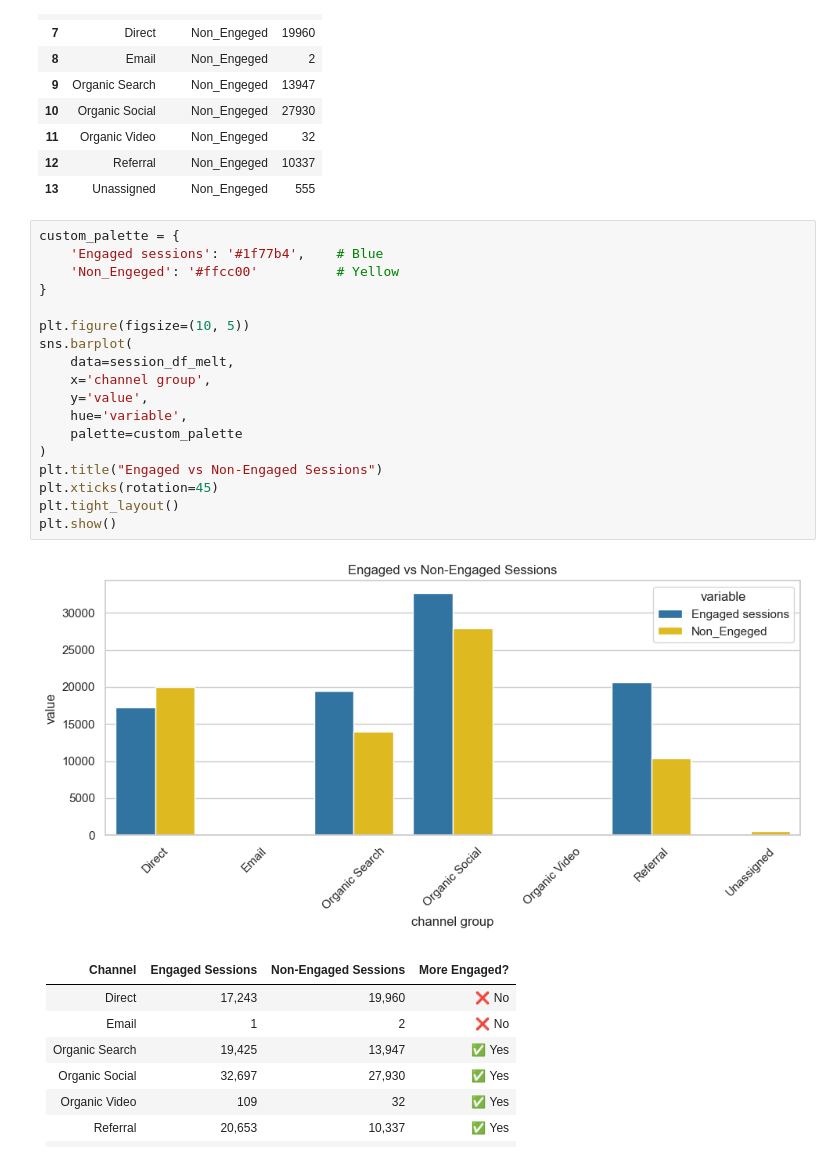
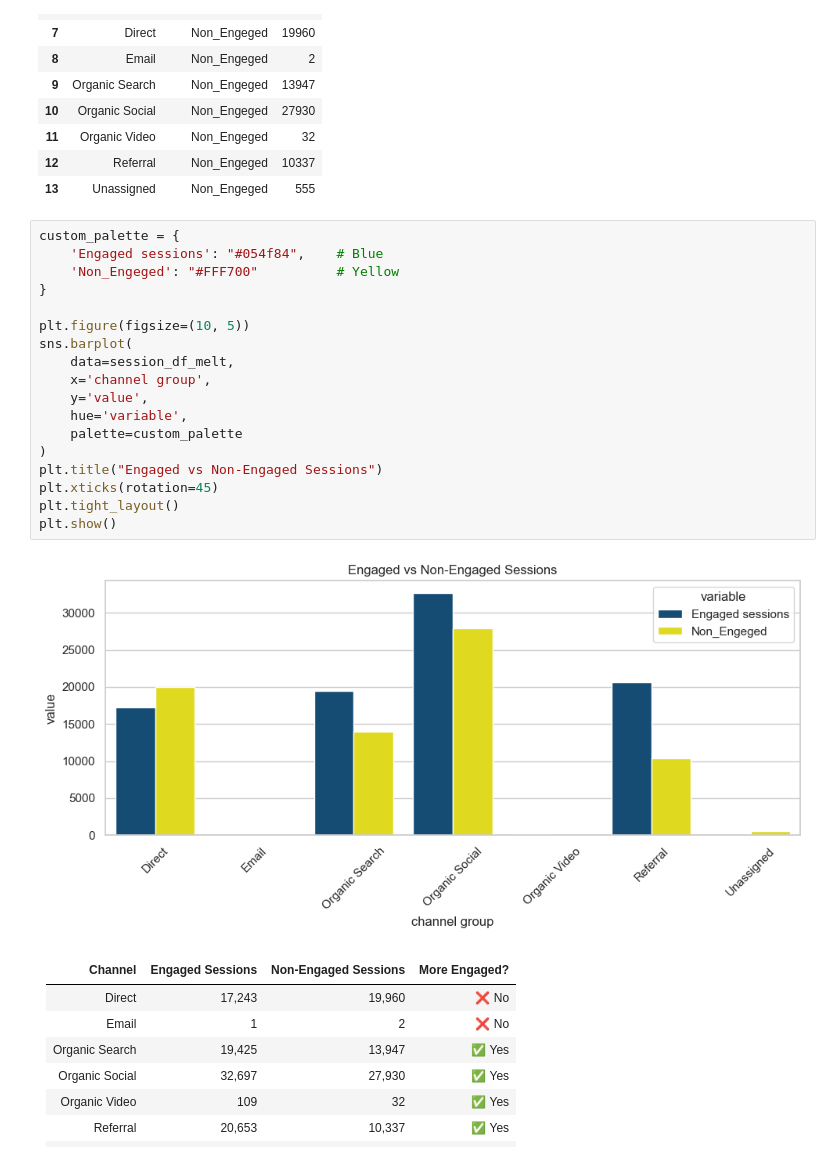
Before and after one commit to Priti115/WebsiteTrafficandEngagementAnalysis, a Jupyter notebook: website analysis.ipynb, the cells around one changed output. Drawn from its saved outputs; the diff is of its cells as text.

```diff
--- a/website analysis.ipynb
+++ b/website analysis.ipynb
@@ -356,24 +361,24 @@ session_df_melt
 | 13 | Unassigned | Non_Engeged | 555 |
 # %%
 custom_palette = {
-    'Engaged sessions': '#1f77b4',    # Blue
-    'Non_Engeged': '#ffcc00'          # Yellow
+    'Engaged sessions': "#054f84",    # Blue
+    'Non_Engeged': "#FFF700"          # Yellow
 }
 
 plt.figure(figsize=(10, 5))
 sns.barplot(
     data=session_df_melt,
     x='channel group',
     y='value',
     hue='variable',
     palette=custom_palette
 )
 plt.title("Engaged vs Non-Engaged Sessions")
 plt.xticks(rotation=45)
 plt.tight_layout()
 plt.show()
 # %% [output]
-[figure, old version]
+[figure, new version]
 # %% [markdown]
 | Channel        | Engaged Sessions | Non-Engaged Sessions | More Engaged? |
 | -------------- | ---------------- | -------------------- | ------------- |
```
Also changed, not shown: parts of 13 cells of this notebook, 4 other files.
